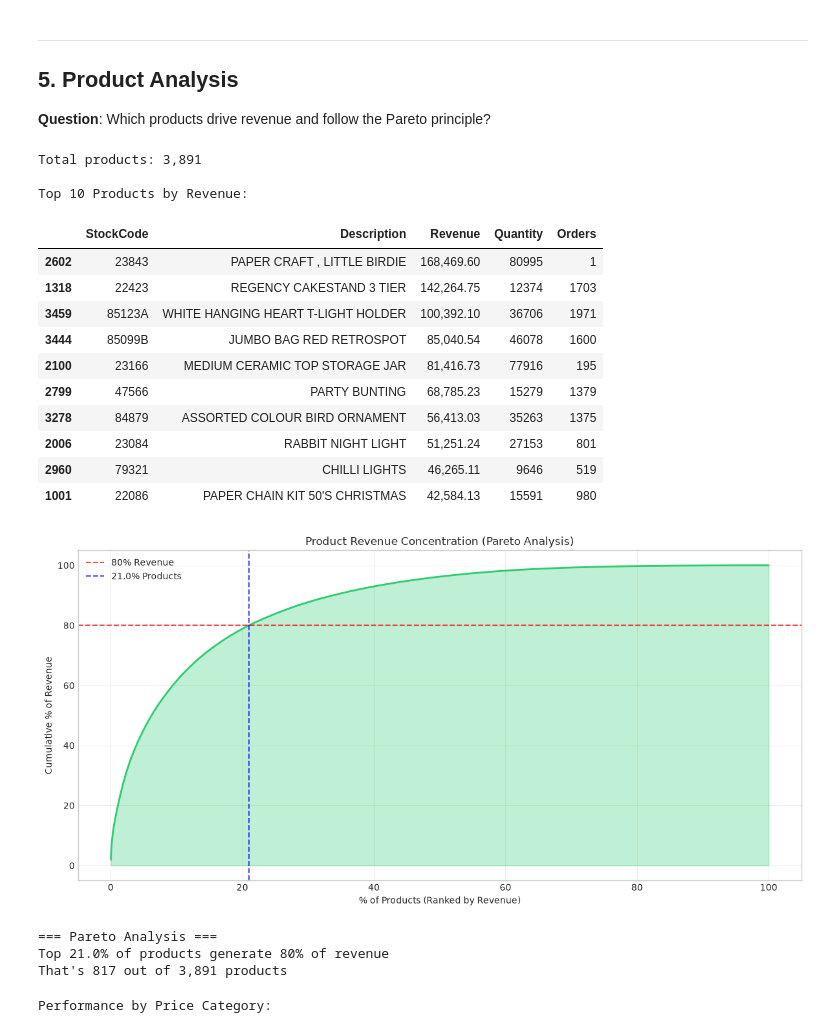
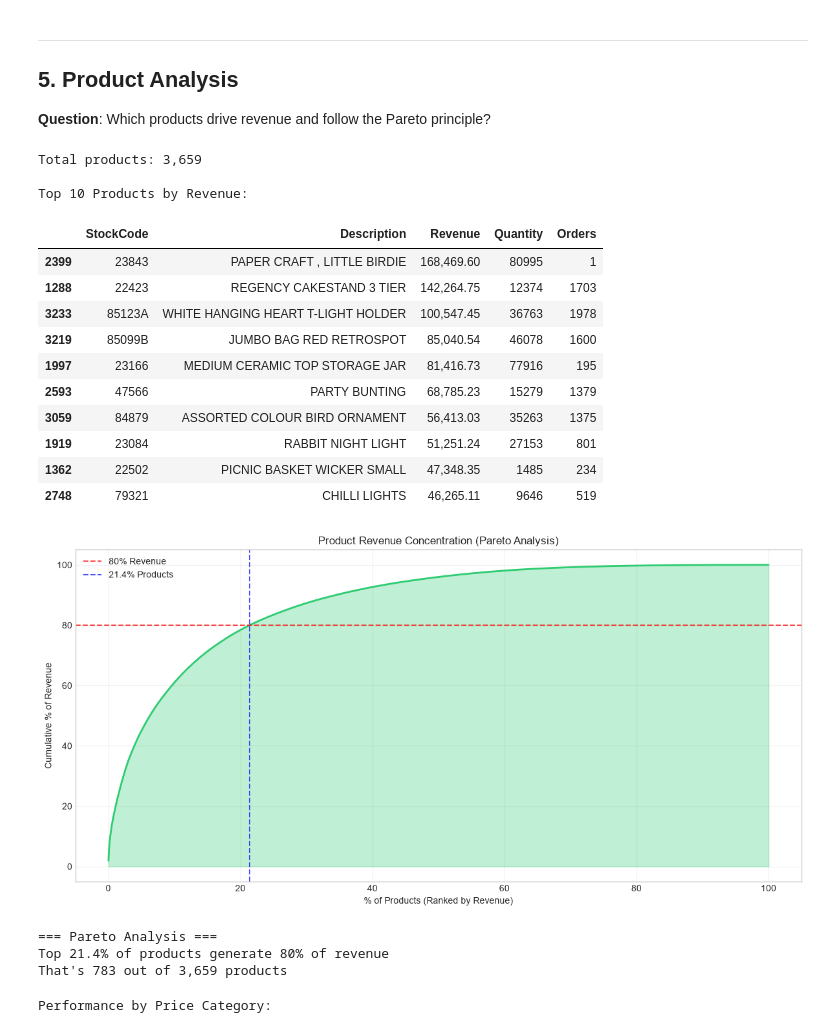
Before and after one commit to K-eet/Portfolio_Projects, a Jupyter notebook: Ecommerce Data Analytics/3. EDA.ipynb, the cells around one changed output. Cells and saved outputs as stored; diff of their text form; code cells hidden in the pictures.

```diff
--- a/Ecommerce Data Analytics/3. EDA.ipynb
+++ b/Ecommerce Data Analytics/3. EDA.ipynb
@@ -418,32 +418,38 @@ Returning customers are 6.9x more valuable
 **Question**: Which products drive revenue and follow the Pareto principle?
 # %%
 # Product-level analysis
-product_stats = df.groupby(['StockCode', 'Description']).agg({
-    'TotalAmount': 'sum',
-    'Quantity': 'sum',
-    'InvoiceNo': 'nunique'
-}).reset_index()
-product_stats.columns = ['StockCode', 'Description', 'Revenue', 'Quantity', 'Orders']
+# One row per product. Grouping by StockCode *and* Description double-counts any
+# product whose description varies between transactions - that inflated the product
+# count to 3,891 against the 3,659 distinct StockCodes reported above, and with it
+# the denominator of the Pareto analysis in the next cell.
+product_stats = df.groupby('StockCode').agg(
+    Description=('Description', lambda s: s.mode().iloc[0]),
+    Revenue=('TotalAmount', 'sum'),
+    Quantity=('Quantity', 'sum'),
+    Orders=('InvoiceNo', 'nunique'),
+).reset_index()
 product_stats = product_stats.sort_values('Revenue', ascending=False)
+
+assert len(product_stats) == df['StockCode'].nunique(), "one row per product"
 
 print(f"Total products: {len(product_stats):,}")
 print(f"\nTop 10 Products by Revenue:")
 product_stats.head(10)
 # %% [output]
-Total products: 3,891
+Total products: 3,659
 
 Top 10 Products by Revenue:
 |  | StockCode | Description | Revenue | Quantity | Orders |
-| 2602 | 23843 | PAPER CRAFT , LITTLE BIRDIE | 168,469.60 | 80995 | 1 |
-| 1318 | 22423 | REGENCY CAKESTAND 3 TIER | 142,264.75 | 12374 | 1703 |
-| 3459 | 85123A | WHITE HANGING HEART T-LIGHT HOLDER | 100,392.10 | 36706 | 1971 |
-| 3444 | 85099B | JUMBO BAG RED RETROSPOT | 85,040.54 | 46078 | 1600 |
-| 2100 | 23166 | MEDIUM CERAMIC TOP STORAGE JAR | 81,416.73 | 77916 | 195 |
-| 2799 | 47566 | PARTY BUNTING | 68,785.23 | 15279 | 1379 |
-| 3278 | 84879 | ASSORTED COLOUR BIRD ORNAMENT | 56,413.03 | 35263 | 1375 |
-| 2006 | 23084 | RABBIT NIGHT LIGHT | 51,251.24 | 27153 | 801 |
-| 2960 | 79321 | CHILLI LIGHTS | 46,265.11 | 9646 | 519 |
-| 1001 | 22086 | PAPER CHAIN KIT 50'S CHRISTMAS | 42,584.13 | 15591 | 980 |
+| 2399 | 23843 | PAPER CRAFT , LITTLE BIRDIE | 168,469.60 | 80995 | 1 |
+| 1288 | 22423 | REGENCY CAKESTAND 3 TIER | 142,264.75 | 12374 | 1703 |
+| 3233 | 85123A | WHITE HANGING HEART T-LIGHT HOLDER | 100,547.45 | 36763 | 1978 |
+| 3219 | 85099B | JUMBO BAG RED RETROSPOT | 85,040.54 | 46078 | 1600 |
+| 1997 | 23166 | MEDIUM CERAMIC TOP STORAGE JAR | 81,416.73 | 77916 | 195 |
+| 2593 | 47566 | PARTY BUNTING | 68,785.23 | 15279 | 1379 |
+| 3059 | 84879 | ASSORTED COLOUR BIRD ORNAMENT | 56,413.03 | 35263 | 1375 |
+| 1919 | 23084 | RABBIT NIGHT LIGHT | 51,251.24 | 27153 | 801 |
+| 1362 | 22502 | PICNIC BASKET WICKER SMALL | 47,348.35 | 1485 | 234 |
+| 2748 | 79321 | CHILLI LIGHTS | 46,265.11 | 9646 | 519 |
 # %%
 # Pareto analysis
 product_stats['Cumulative Revenue'] = product_stats['Revenue'].cumsum()
@@ -472,10 +478,10 @@ print(f"\n=== Pareto Analysis ===")
 print(f"Top {pareto_pct:.1f}% of products generate 80% of revenue")
 print(f"That's {len(pareto_products):,} out of {len(product_stats):,} products")
 # %% [output]
-[figure, old version]
+[figure, new version]
 === Pareto Analysis ===
-Top 21.0% of products generate 80% of revenue
-That's 817 out of 3,891 products
+Top 21.4% of products generate 80% of revenue
+That's 783 out of 3,659 products
 # %%
 # Price category performance
 price_performance = df.groupby('PriceCategory').agg({
```
Also changed, not shown: parts of 7 cells of this notebook, 7 other files.
